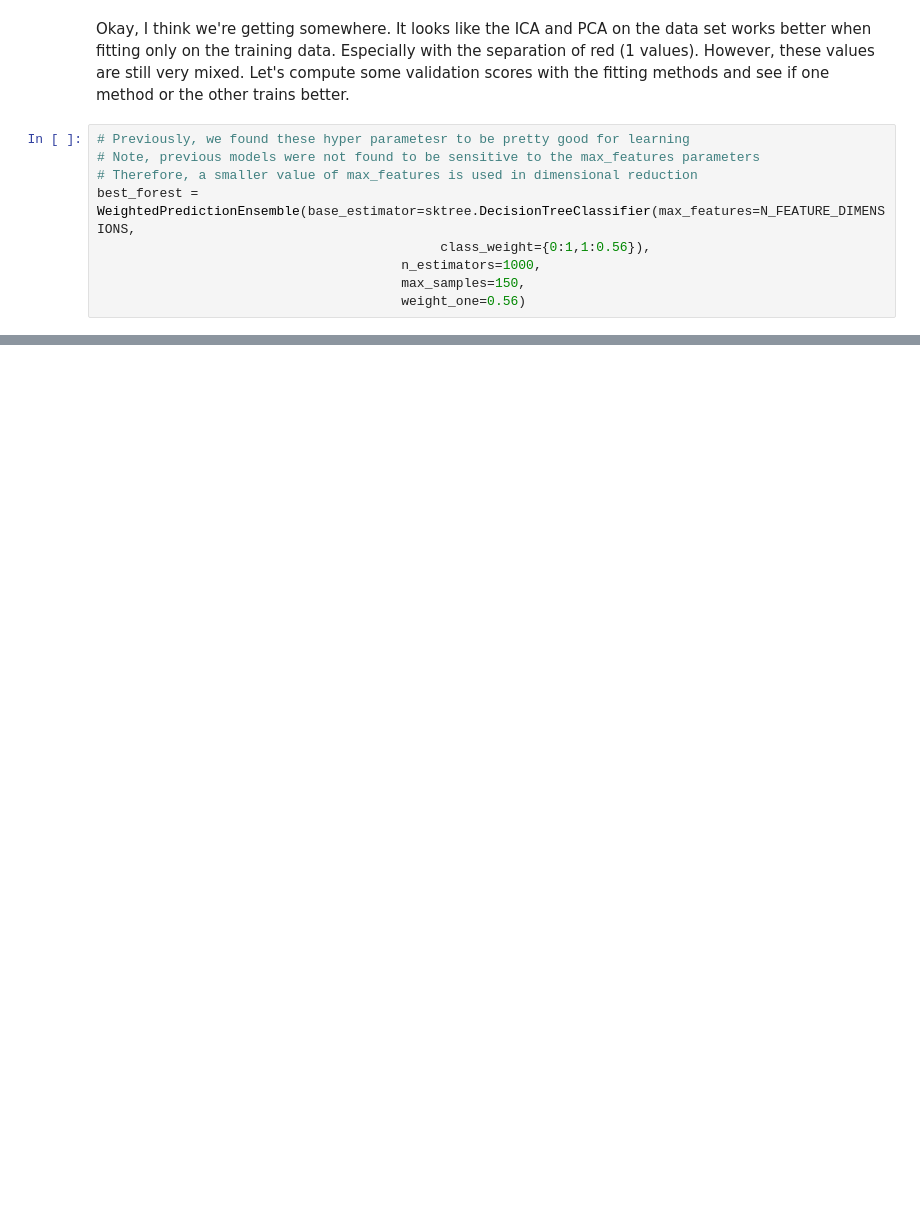
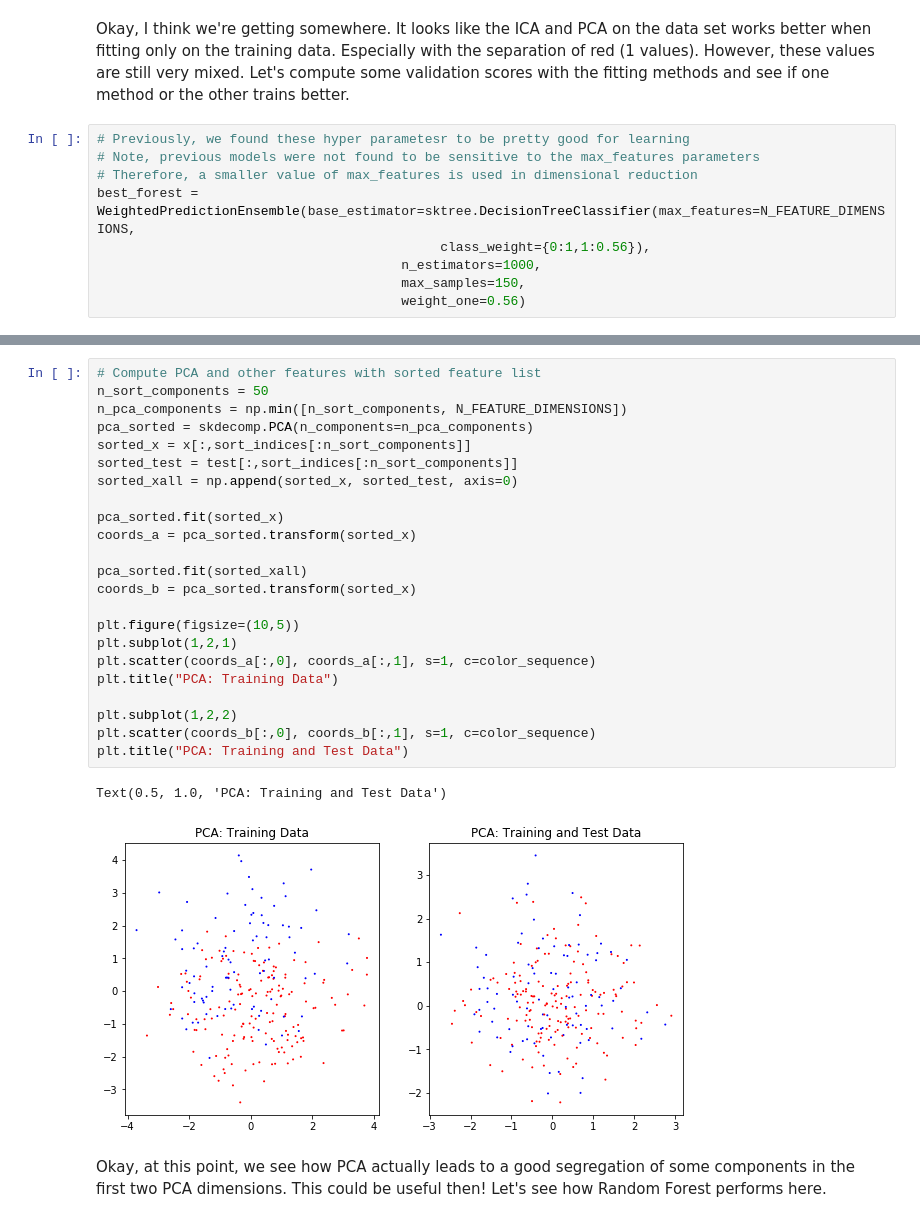
Before and after one commit to TensorDuck/k01-overfitting, a Jupyter notebook: playing_with_features_JC.ipynb, the cells around one changed output, grey strips where cells are left out. Drawn from its saved outputs; the diff is of its cells as text; blank space fills up the shorter version.

```diff
--- a/playing_with_features_JC.ipynb
+++ b/playing_with_features_JC.ipynb
@@ -156,0 +196,28 @@ Classified as zero: 13026, 0.659544
+# %%
+# Compute PCA and other features with sorted feature list
+n_sort_components = 50
+n_pca_components = np.min([n_sort_components, N_FEATURE_DIMENSIONS])
+pca_sorted = skdecomp.PCA(n_components=n_pca_components)
+sorted_x = x[:,sort_indices[:n_sort_components]]
+sorted_test = test[:,sort_indices[:n_sort_components]]
+sorted_xall = np.append(sorted_x, sorted_test, axis=0)
+
+pca_sorted.fit(sorted_x)
+coords_a = pca_sorted.transform(sorted_x)
+
+pca_sorted.fit(sorted_xall)
+coords_b = pca_sorted.transform(sorted_x)
+
+plt.figure(figsize=(10,5))
+plt.subplot(1,2,1)
+plt.scatter(coords_a[:,0], coords_a[:,1], s=1, c=color_sequence)
+plt.title("PCA: Training Data")
+
+plt.subplot(1,2,2)
+plt.scatter(coords_b[:,0], coords_b[:,1], s=1, c=color_sequence)
+plt.title("PCA: Training and Test Data")
+# %% [output]
+Text(0.5, 1.0, 'PCA: Training and Test Data')
+[figure, added]
+# %% [markdown]
+Okay, at this point, we see how PCA actually leads to a good segregation of some components in the first two PCA dimensions. This could be useful then! Let's see how Random Forest performs here.
```
Also changed, not shown: parts of 11 cells of this notebook.
